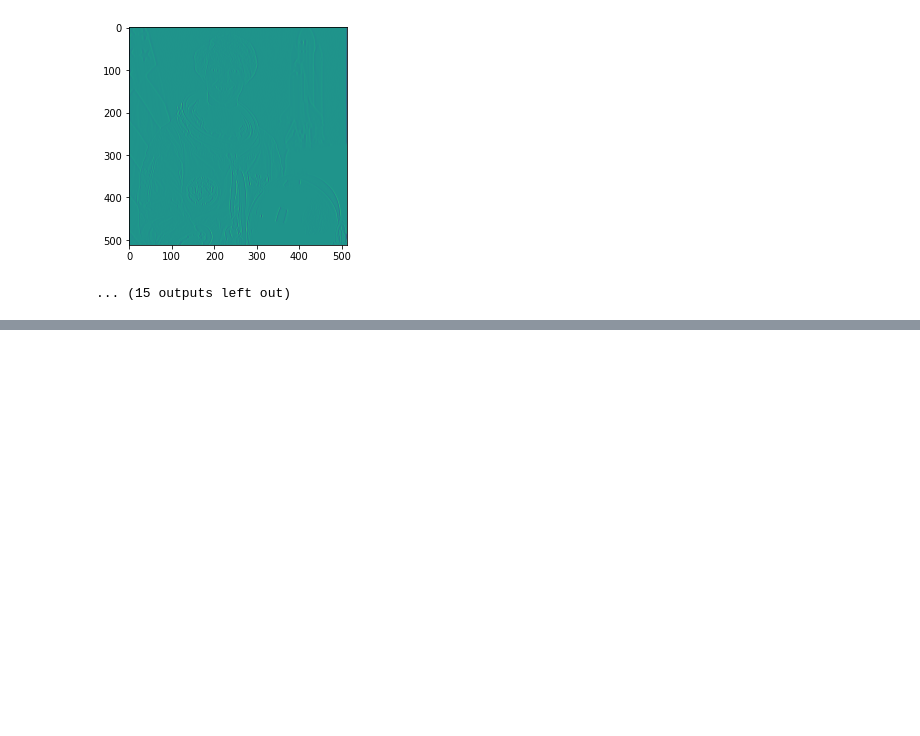
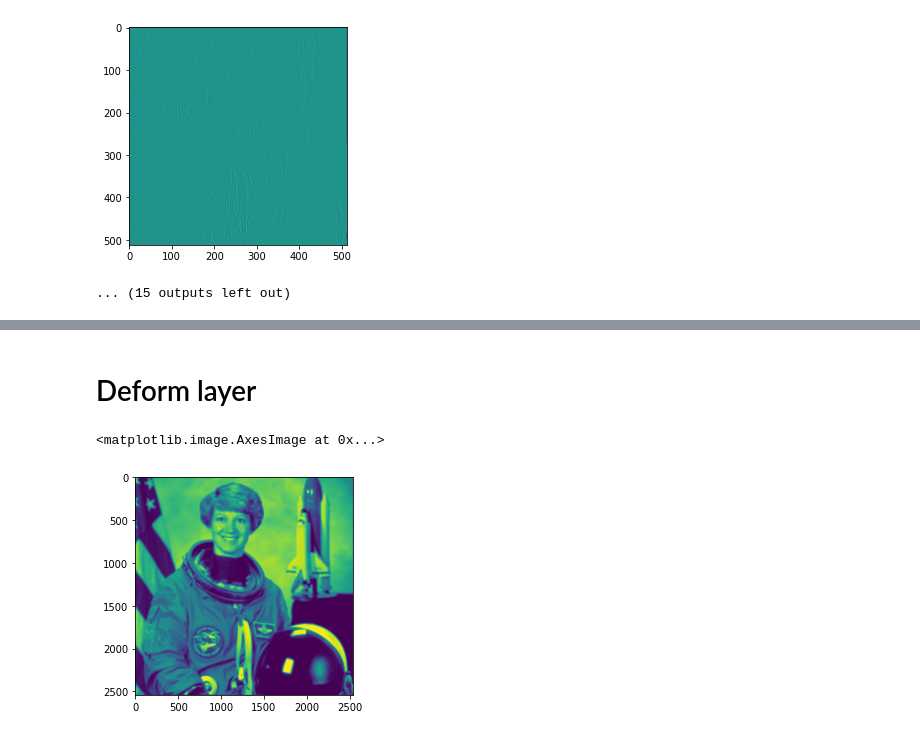
Before and after one commit to vfrantc/matilda, a Jupyter notebook: notebooks/layers.ipynb, the cells around one changed output, grey strips where cells are left out. Cells and saved outputs as stored; diff of their text form; code cells hidden in the pictures; blank space fills up the shorter version.

Commit message:
Deform layer

```diff
--- a/notebooks/layers.ipynb
+++ b/notebooks/layers.ipynb
@@ -45,0 +43,14 @@ TypeError: Invalid shape (1, 512, 512, 27) for image data
+# %% [markdown]
+# Deform layer
+# %%
+input = tf.keras.layers.Input(shape=image.shape)
+layer = DeformOffset(32, [5, 5], num_deformable_group=1)
+output = layer(input)
+model = tf.keras.models.Model(inputs=input, outputs=output)
+# %%
+result = model(image[np.newaxis, ...])
+# %%
+plt.imshow(result.numpy()[..., 1].squeeze())
+# %% [output]
+<matplotlib.image.AxesImage at 0x...>
+[figure, added]
```
Also changed, not shown: parts of 2 cells of this notebook, 2 other files.
